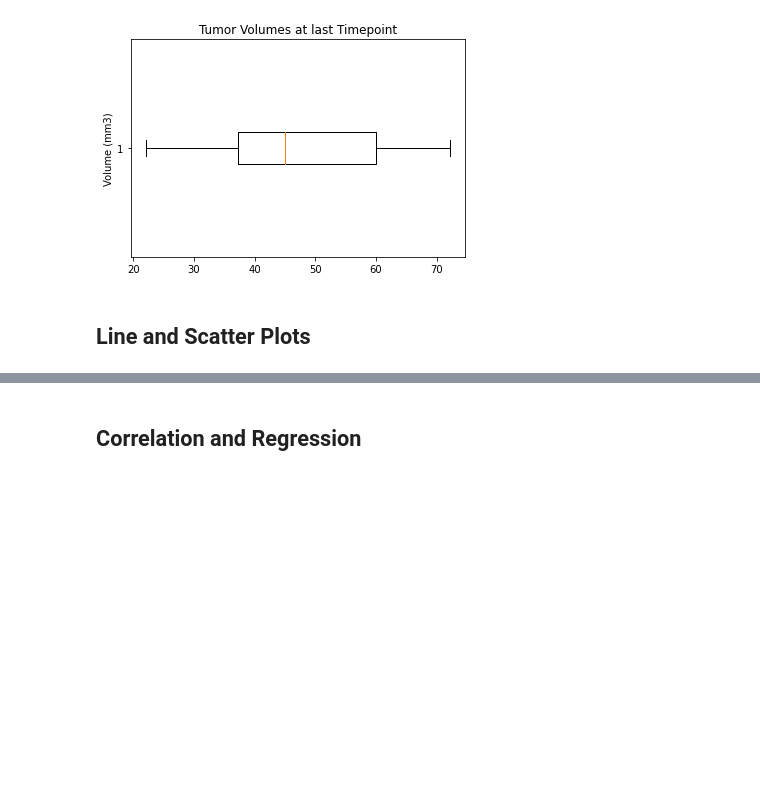
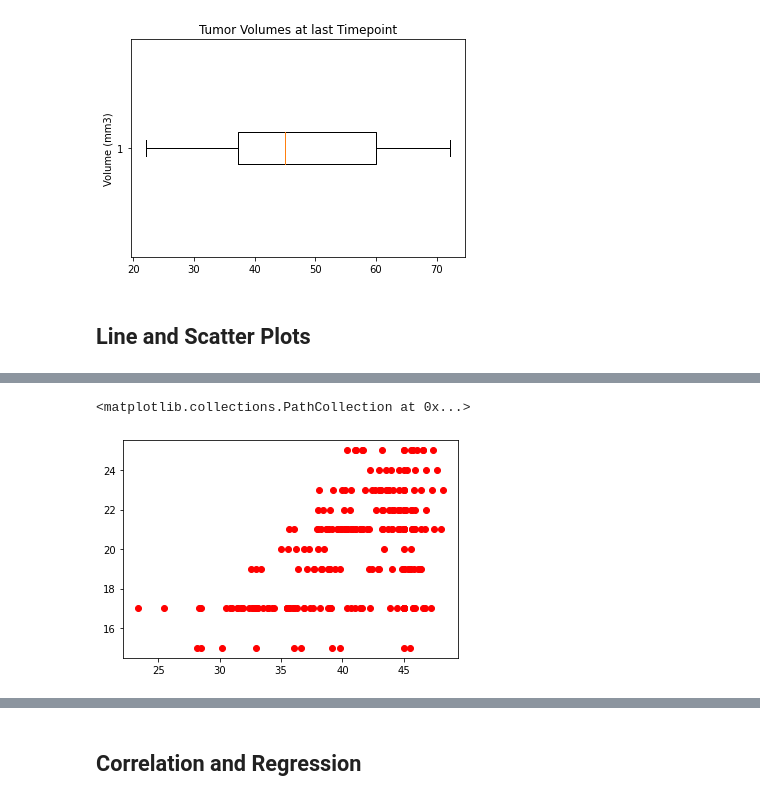
Before and after one commit to eclevela-1234/MatPlotLib_Challenge, a Jupyter notebook: Eliot_Pymaceuticals.ipynb, the cells around one changed output, grey strips where cells are left out. Drawn from its saved outputs; the diff is of its cells as text; code cells hidden in the pictures; blank space fills up the shorter version.

```diff
--- a/Eliot_Pymaceuticals.ipynb
+++ b/Eliot_Pymaceuticals.ipynb
@@ -337,0 +337,18 @@ plt.show
+# %%
+# Generate a scatter plot of average tumor volume vs. mouse weight for the Capomulin regimen
+x2_values = []
+y2_values = []
+capomulin_data =[]
+capomulin_data = all_data_cleaned.loc[all_data_cleaned['Drug Regimen'] == 'Capomulin']
+capomulin_data
+for row in capomulin_data['Tumor Volume (mm3)']:
+    x2_values.append(row)
+for row in capomulin_data['Weight (g)']:
+    y2_values.append(row)
+
+plt.scatter(x2_values, y2_values, marker="o", color="red")
+
+# # plt.show
+# %% [output]
+<matplotlib.collections.PathCollection at 0x...>
+[figure, added]
```
Also changed, not shown: parts of 3 cells of this notebook.
